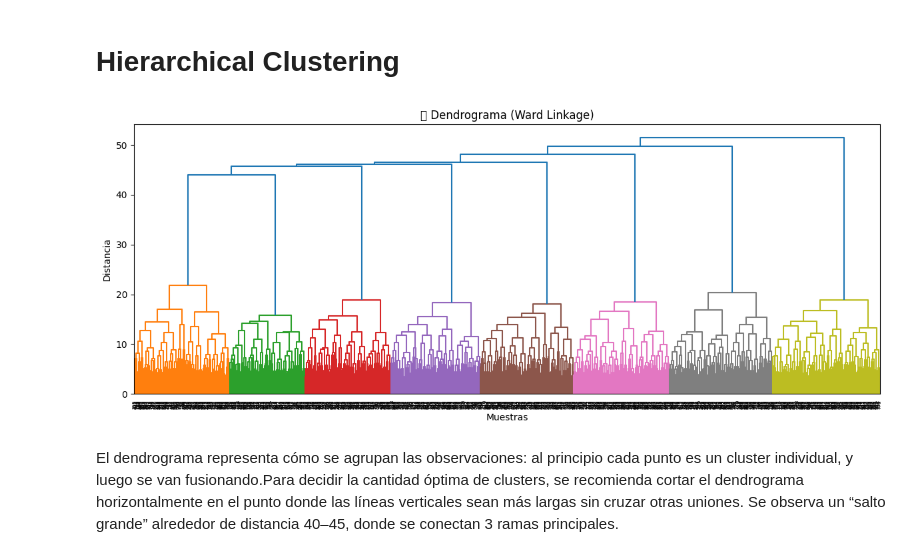
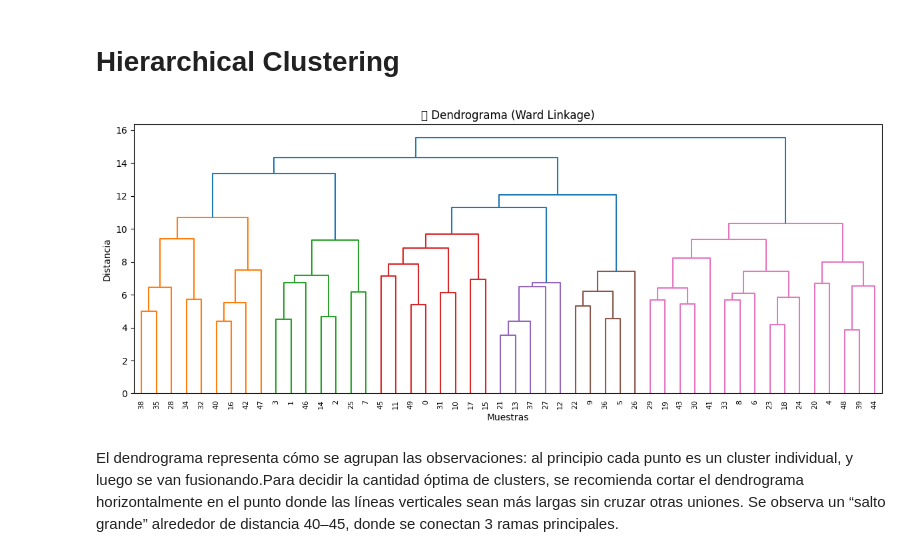
Before and after one commit to micaelakorol21/water_quality_unsupervised_learning, a Jupyter notebook: water_quality_unsupervised_learning.ipynb, the cells around one changed output. Cells and saved outputs as stored; diff of their text form; code cells hidden in the pictures.

```diff
--- a/water_quality_unsupervised_learning.ipynb
+++ b/water_quality_unsupervised_learning.ipynb
@@ -1412,28 +1402,27 @@ plt.show()
 # %%
 from scipy.cluster.hierarchy import linkage, dendrogram
 import matplotlib.pyplot as plt
 import seaborn as sns
 import pandas as pd
 
 # Muestra reducida para que el dendrograma sea visible
-X_sample = X_scaled[:1000]  # usamos solo 1000 puntos para visualización
-
+X_sample = X_scaled[:50]  # usamos solo 1000 puntos para visualización
 # Método de linkage (ward minimiza varianza dentro del cluster)
 linked = linkage(X_sample, method='ward')
 
 # Dendrograma
 plt.figure(figsize=(12, 5))
 dendrogram(linked,
            orientation='top',
            distance_sort='descending',
            show_leaf_counts=False)
 plt.title("🌿 Dendrograma (Ward Linkage)")
 plt.xlabel("Muestras")
 plt.ylabel("Distancia")
 plt.tight_layout()
 plt.show()
 # %% [output]
-[figure, old version]
+[figure, new version]
 # %% [markdown]
 El dendrograma representa cómo se agrupan las observaciones: al principio cada punto es un cluster individual, y luego se van fusionando.Para decidir la cantidad óptima de clusters, se recomienda cortar el dendrograma horizontalmente en el punto donde las líneas verticales sean más largas sin cruzar otras uniones. Se observa un “salto grande” alrededor de distancia 40–45, donde se conectan 3 ramas principales.
 # %%
```
Also changed, not shown: parts of 2 cells of this notebook.
